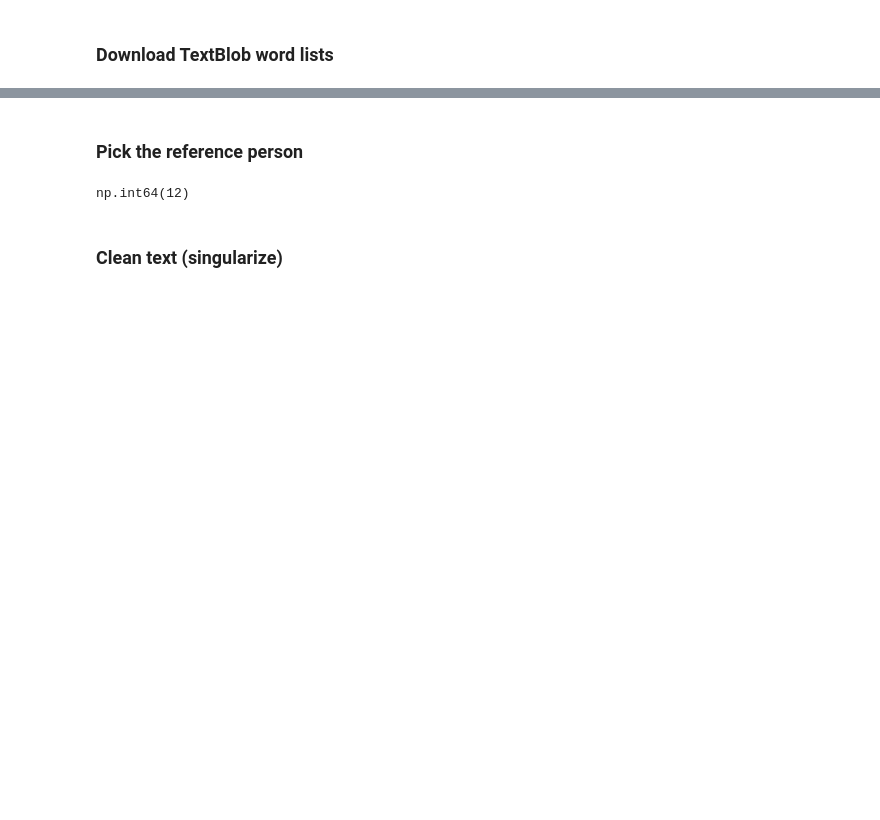
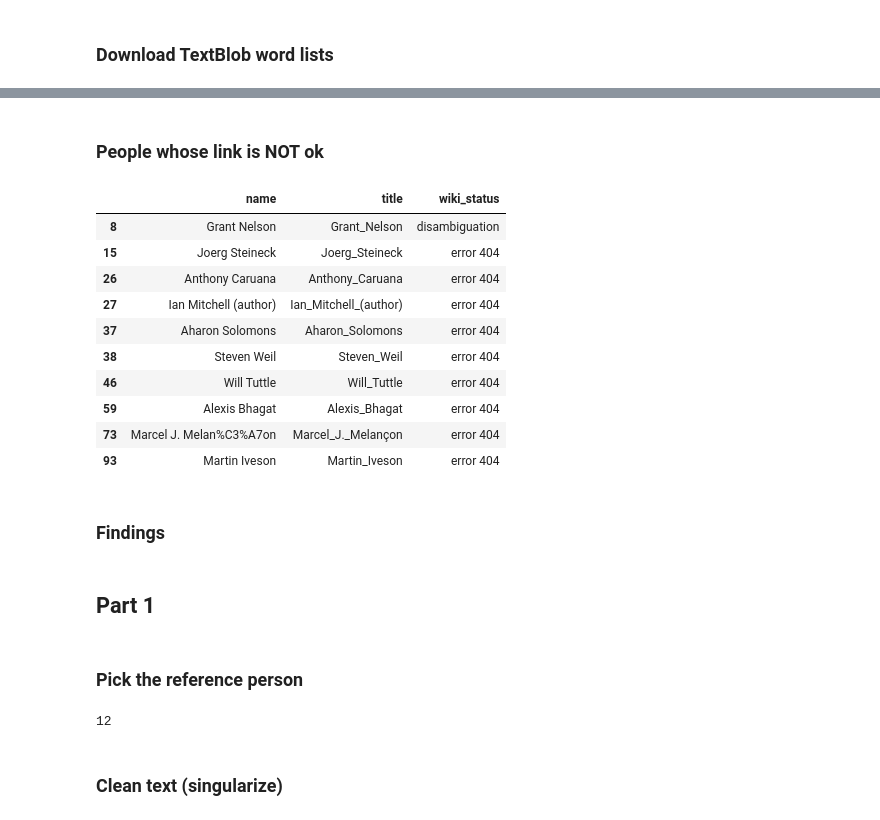
Before and after one commit to hmsealy/Data-Science-Portfolio-C22-, a Jupyter notebook: Modules/Module_5_NLP_and_Clustering/Projects/Instructions/Project.5-NLP/Pass-04.ipynb, the cells around one changed output, grey strips where cells are left out. Drawn from its saved outputs; the diff is of its cells as text; code cells hidden in the pictures; blank space fills up the shorter version.

```diff
--- a/Modules/Module_5_NLP_and_Clustering/Projects/Instructions/Project.5-NLP/Pass-04.ipynb
+++ b/Modules/Module_5_NLP_and_Clustering/Projects/Instructions/Project.5-NLP/Pass-04.ipynb
@@ -152,14 +291,31 @@ df.shape
+# %% [markdown]
+### People whose link is NOT ok
+# %%
+df[df["wiki_status"] != "ok"][["name", "title", "wiki_status"]]
+# %% [output]
+|  | name | title | wiki_status |
+| 8 | Grant Nelson | Grant_Nelson | disambiguation |
+| 15 | Joerg Steineck | Joerg_Steineck | error 404 |
+| 26 | Anthony Caruana | Anthony_Caruana | error 404 |
+| 27 | Ian Mitchell (author) | Ian_Mitchell_(author) | error 404 |
+| 37 | Aharon Solomons | Aharon_Solomons | error 404 |
+| 38 | Steven Weil | Steven_Weil | error 404 |
+| 46 | Will Tuttle | Will_Tuttle | error 404 |
+| 59 | Alexis Bhagat | Alexis_Bhagat | error 404 |
+| 73 | Marcel J. Melan%C3%A7on | Marcel_J._Melançon | error 404 |
+| 93 | Martin Iveson | Martin_Iveson | error 404 |
+# %% [markdown]
+### Findings
+# %% [markdown]
+## Part 1
 # %% [markdown]
 ### Pick the reference person
 # %%
 ref_name = "Jonathan Hoefler"
-
-# Find which row number Jonathan Hoefler is in
-# .index gives the row labels where the condition is True; [0] takes the first one
-ref_index = df.index[df["name"] == ref_name][0]
+ref_index = 12   # Jonathan's row number, found by looking at df (same as with 20 rows)
 ref_index
 # %% [output]
-np.int64(12)
+12
 # %% [markdown]
 ### Clean text (singularize)
 # %%
```
Also changed, not shown: parts of 59 cells of this notebook.
